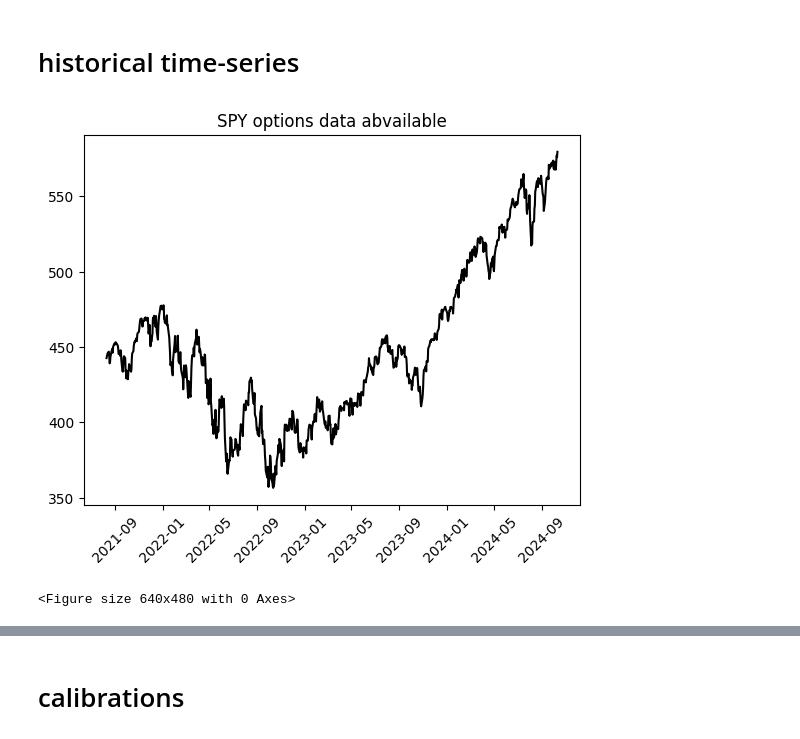
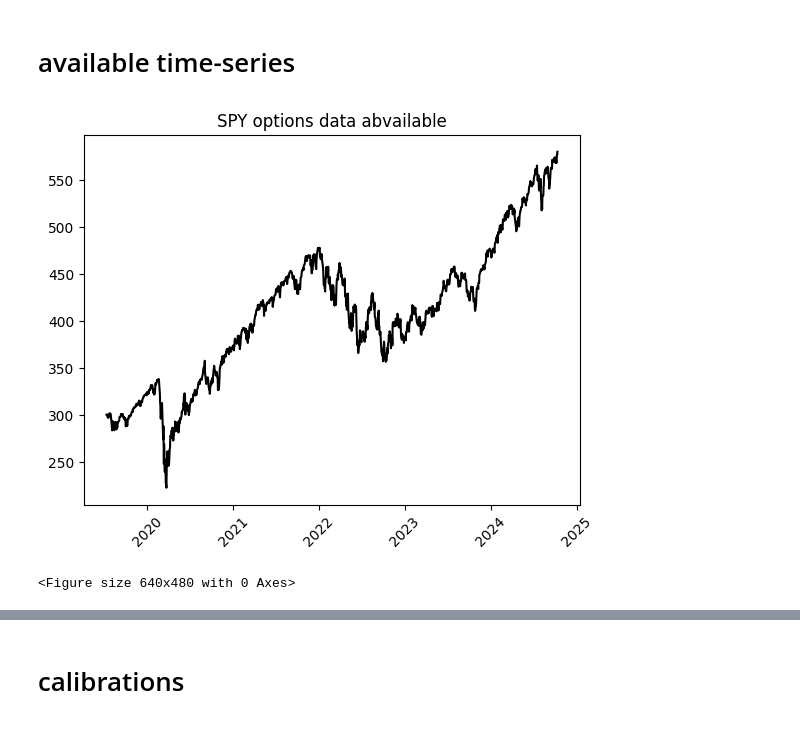
Before and after one commit to boomelage/machine-learning-option-pricing, a Jupyter notebook: historical_data/historical_av_collection/historical_av_data.ipynb, the cells around one changed output, grey strips where cells are left out. Saved outputs shown, nothing was run; the diff lists cells and outputs as text; code cells hidden in the pictures.

```diff
--- a/historical_data/historical_av_collection/historical_av_data.ipynb
+++ b/historical_data/historical_av_collection/historical_av_data.ipynb
@@ -40,29 +24,21 @@ keys_df
 # %% [markdown]
-# historical time-series
+# available time-series
-# %%
-contract_keys = keys_df.copy().dropna(subset='contract_key')
-contracts = []
-while True:
-    try:
-        store.open()
-        for i,row in contract_keys.iterrows():
-            contracts.append(store[row['contract_key']])
-        break
-    except Exception as e:
-        print(e)
-        print('retrying in...')
-        for i in range(2):
-            print(2-i)
-            time.sleep(1)
-    finally:
-        store.close()
-contracts = pd.concat(contracts,ignore_index=True)[['date','spot_price']].drop_duplicates().set_index('date').squeeze()
-plt.figure()
-plt.plot(contracts,color='black')
-plt.xticks(rotation=45)
-plt.title(symbol + ' options data abvailable')
-plt.show()
-plt.clf()
-# %% [output]
-[figure, removed]
-<Figure size 640x480 with 0 Axes>
+# %%
+spot_keys = keys_df.loc[:,['spot_price','date']].dropna()
+spots = pd.Series(np.zeros(len(spot_keys)),index=spot_keys['date'])
+spots.index = [datetime.strptime(date, '%Y-%m-%d') for date in spots.index.tolist()]
+store.open()
+for i,row in spot_keys.iterrows():
+    spot_price = float(store[row['spot_price']].iloc[0])
+    date = row['date']
+    spots[date] = spot_price
+store.close()
+plt.figure()
+plt.plot(spots,color='black')
+plt.xticks(rotation=45)
+plt.title(symbol + ' options data abvailable')
+plt.show()
+plt.clf()
+# %% [output]
+[figure, added]
+<Figure size 640x480 with 0 Axes>
```
Also changed, not shown: parts of 10 cells of this notebook, 9 other files.
